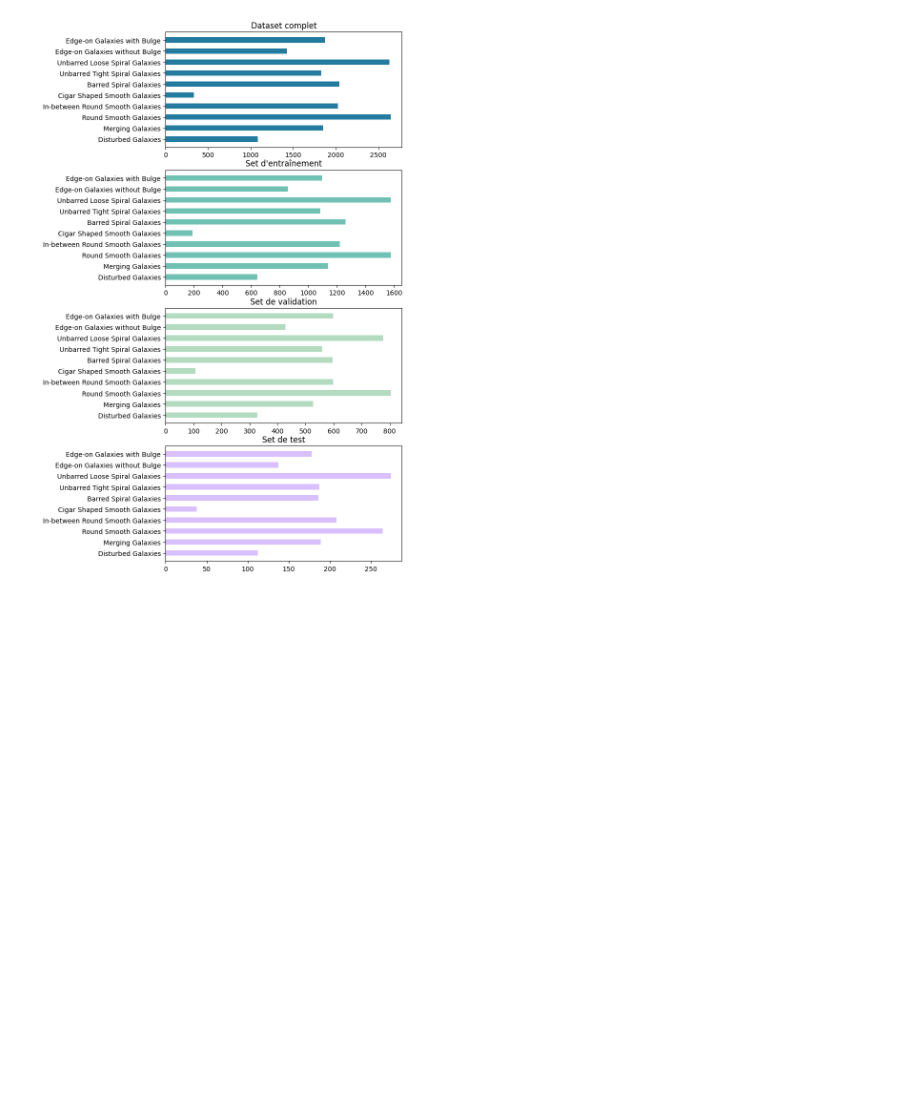
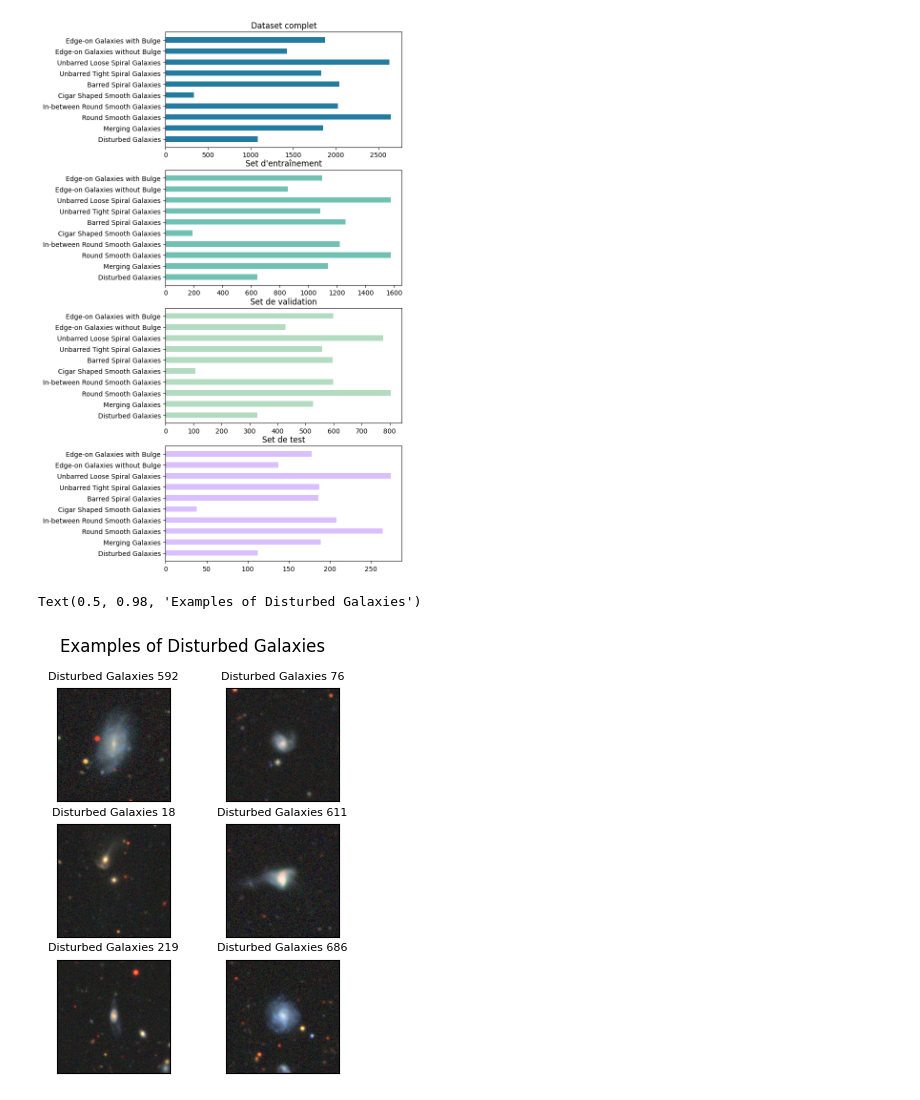
Before and after one commit to sachamuller/galaxy-classification, a Jupyter notebook: dataset_exploration.ipynb, the cells around one changed output. Saved outputs shown, nothing was run; the diff lists cells and outputs as text; code cells hidden in the pictures; blank space fills up the shorter version.

```diff
--- a/dataset_exploration.ipynb
+++ b/dataset_exploration.ipynb
@@ -53,3 +54,21 @@ for i, distrib in enumerate([n, train_distrib, val_distrib, test_distrib]) :
     ax.set_title(axes_names[i])
 # %% [output]
 [figure]
+# %%
+last_disturbed_galaxy_index = dataset.labels.tolist().index(1) - 1
+random_disturbed_galaxies = sample([i for i in range(last_disturbed_galaxy_index)], k=6)
+fig, axes = plt.subplots(nrows=3, ncols=2, figsize=(4, 5))
+# plt.tight_layout()
+for i, index in enumerate(random_disturbed_galaxies):
+    ax = axes[i//2][i%2]
+    image, label = dataset[index]
+    image = image.numpy()
+    image = np.moveaxis(image, 0, -1)
+    ax.imshow(image)
+    ax.set_xticks([])
+    ax.set_yticks([])
+    ax.set_title(f"{labels_name[label]} {index}", fontsize=8)
+fig.suptitle("Examples of Disturbed Galaxies")
+# %% [output]
+Text(0.5, 0.98, 'Examples of Disturbed Galaxies')
+[figure, added]
```
Also changed, not shown: parts of 3 cells of this notebook, 2 other files.
